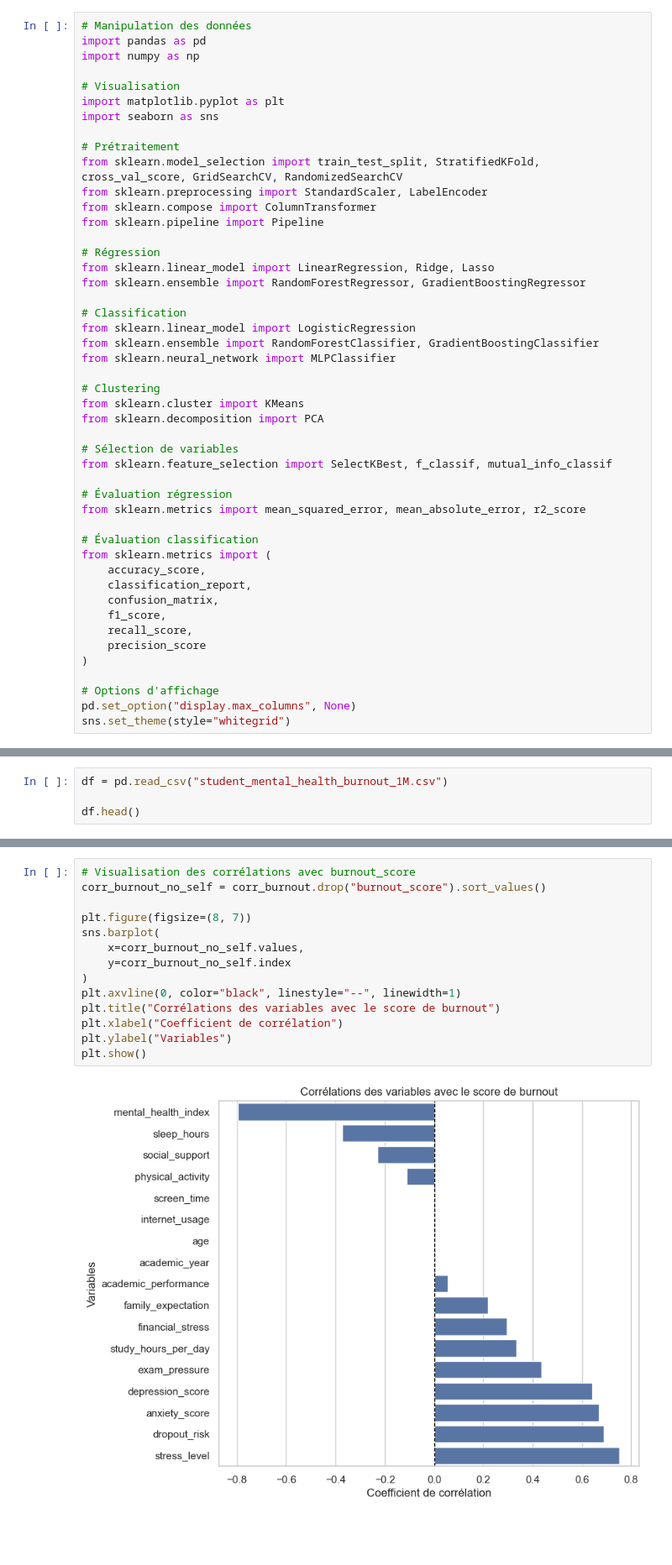
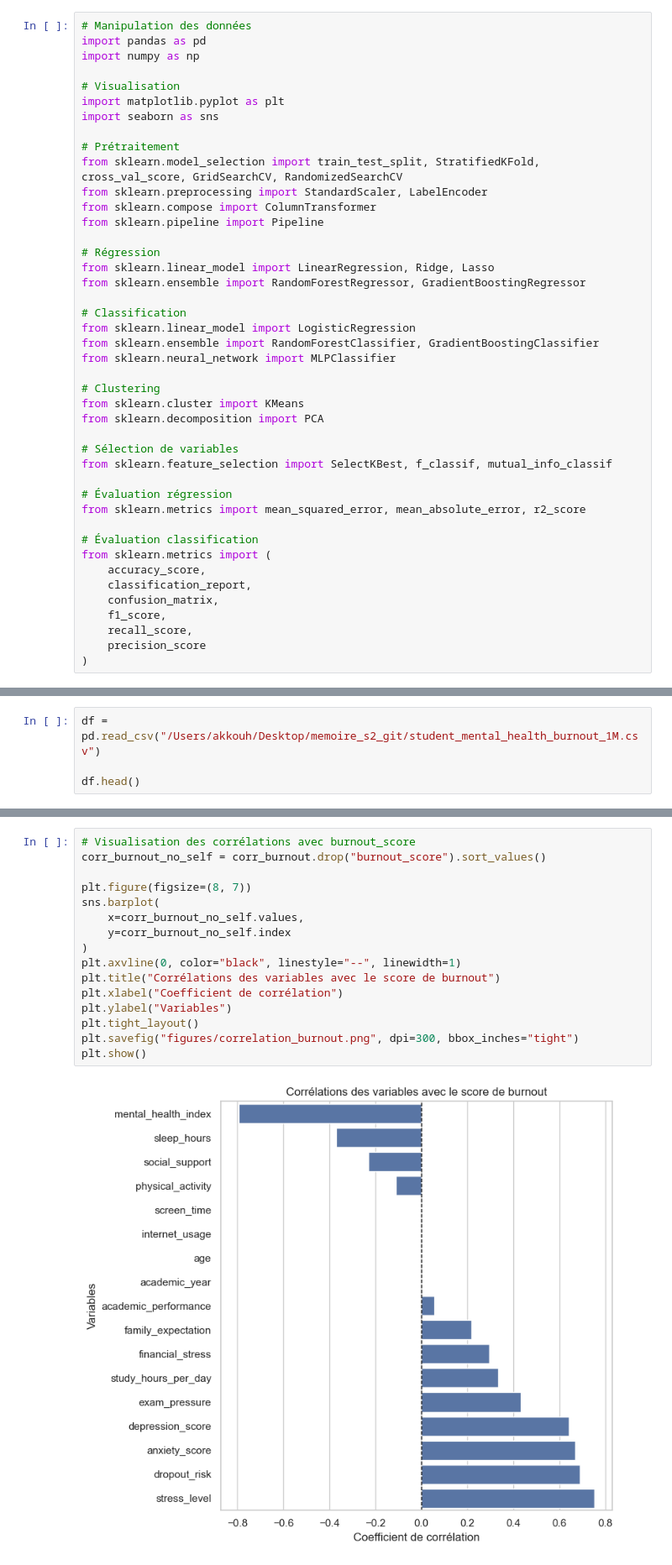
Before and after one commit to bouyaka34/memoires2, a Jupyter notebook: burnout_student_analysis.ipynb, the cells around one changed output, grey strips where cells are left out. Shown at 84% size. Drawn from its saved outputs; the diff is of its cells as text; blank space fills up the shorter version.

```diff
--- a/burnout_student_analysis.ipynb
+++ b/burnout_student_analysis.ipynb
@@ -63,7 +63,3 @@ from sklearn.metrics import (
     recall_score,
     precision_score
 )
-
-# Options d'affichage
-pd.set_option("display.max_columns", None)
-sns.set_theme(style="whitegrid")
@@ -84,7 +71,7 @@ La première vérification porte sur ses dimensions, ses types de variables et l
 
 Cette étape permet de s’assurer que les données sont correctement importées avant de commencer l’analyse exploratoire.
 # %%
-df = pd.read_csv("student_mental_health_burnout_1M.csv")
+df = pd.read_csv("/Users/akkouh/Desktop/memoire_s2_git/student_mental_health_burnout_1M.csv")
 
 df.head()
 # %% [output]
@@ -411,19 +394,21 @@ Cette visualisation permet d’identifier plus facilement les facteurs associés
 # %%
 # Visualisation des corrélations avec burnout_score
 corr_burnout_no_self = corr_burnout.drop("burnout_score").sort_values()
 
 plt.figure(figsize=(8, 7))
 sns.barplot(
     x=corr_burnout_no_self.values,
     y=corr_burnout_no_self.index
 )
 plt.axvline(0, color="black", linestyle="--", linewidth=1)
 plt.title("Corrélations des variables avec le score de burnout")
 plt.xlabel("Coefficient de corrélation")
 plt.ylabel("Variables")
+plt.tight_layout()
+plt.savefig("figures/correlation_burnout.png", dpi=300, bbox_inches="tight")
 plt.show()
 # %% [output]
-[figure, old version]
+[figure, new version]
 # %% [markdown]
 ### Interprétation du graphique des corrélations avec `burnout_score`
 
```
Also changed, not shown: parts of 27 cells of this notebook.
